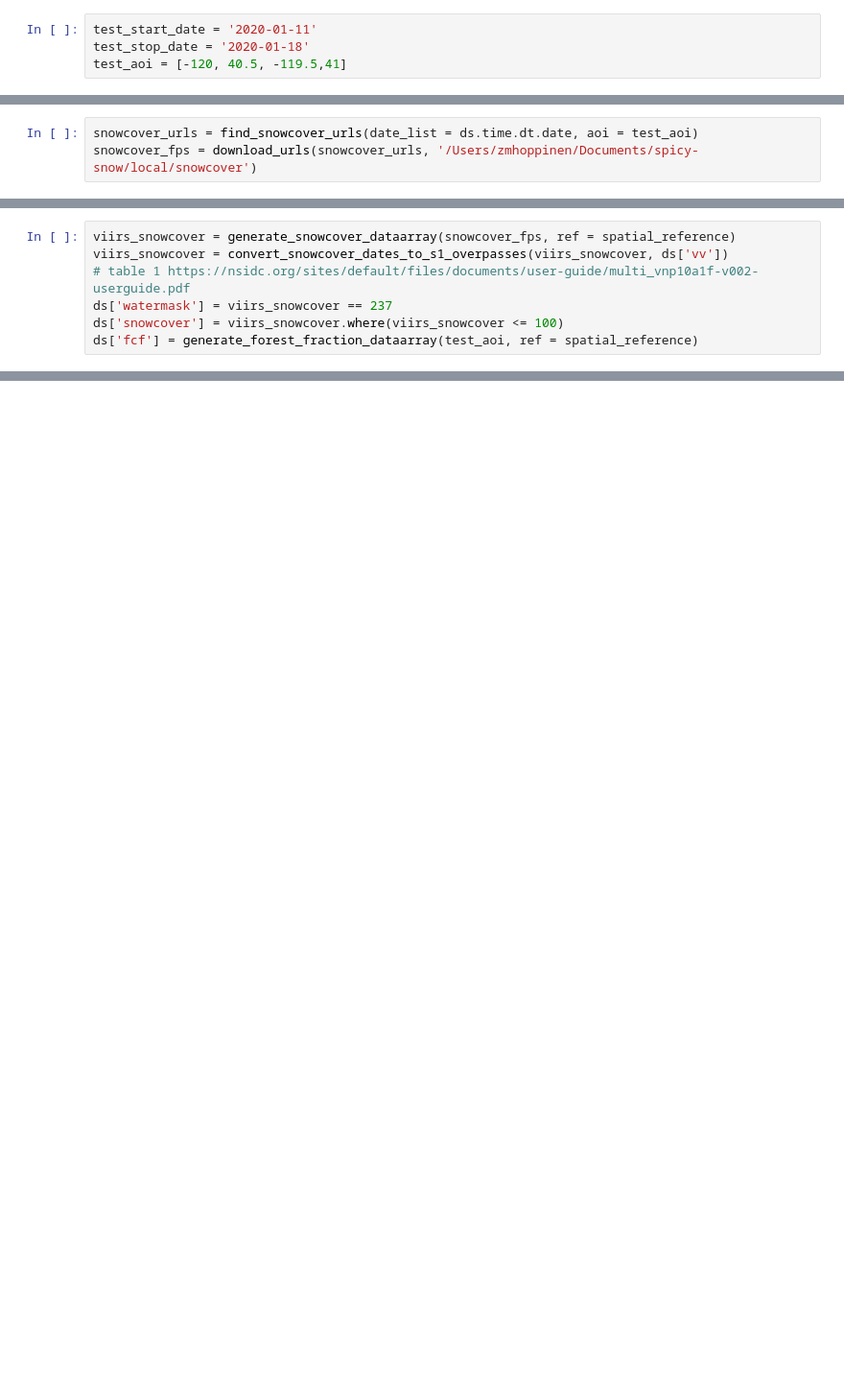
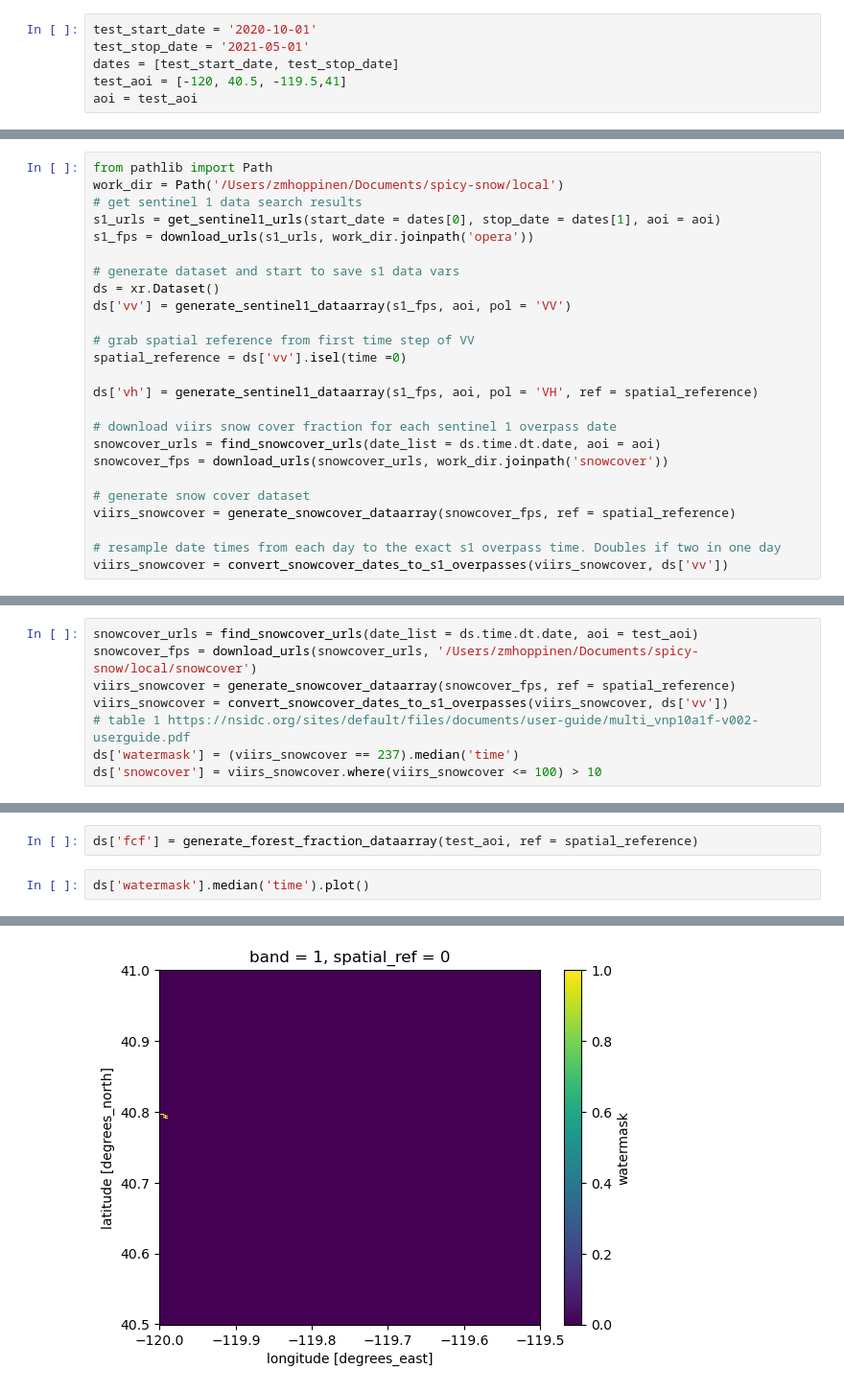
Before and after one commit to SnowEx/spicy-snow, a Jupyter notebook: notebooks/test_pipeline.ipynb, the cells around one changed output, grey strips where cells are left out. Shown: that part at 96% size. Cells and saved outputs as stored; diff of their text form; blank space fills up the shorter version.

```diff
--- a/notebooks/test_pipeline.ipynb
+++ b/notebooks/test_pipeline.ipynb
@@ -12,6 +13,8 @@ from spicy_snow.utils.checks import validate_aoi, within_conus
 
 import xarray as xr
 # %%
-test_start_date = '2020-01-11'
-test_stop_date = '2020-01-18'
+test_start_date = '2020-10-01'
+test_stop_date = '2021-05-01'
+dates = [test_start_date, test_stop_date]
 test_aoi = [-120, 40.5, -119.5,41]
+aoi = test_aoi
@@ -24,0 +68,25 @@ ds['vh'] = generate_sentinel1_dataarray(s1_fps, test_aoi, pol = 'VH', ref = spat
+# %%
+from pathlib import Path
+work_dir = Path('/Users/zmhoppinen/Documents/spicy-snow/local')
+# get sentinel 1 data search results
+s1_urls = get_sentinel1_urls(start_date = dates[0], stop_date = dates[1], aoi = aoi)
+s1_fps = download_urls(s1_urls, work_dir.joinpath('opera'))
+
+# generate dataset and start to save s1 data vars
+ds = xr.Dataset()
+ds['vv'] = generate_sentinel1_dataarray(s1_fps, aoi, pol = 'VV')
+
+# grab spatial reference from first time step of VV
+spatial_reference = ds['vv'].isel(time =0)
+
+ds['vh'] = generate_sentinel1_dataarray(s1_fps, aoi, pol = 'VH', ref = spatial_reference)
+
+# download viirs snow cover fraction for each sentinel 1 overpass date
+snowcover_urls = find_snowcover_urls(date_list = ds.time.dt.date, aoi = aoi)
+snowcover_fps = download_urls(snowcover_urls, work_dir.joinpath('snowcover'))
+
+# generate snow cover dataset
+viirs_snowcover = generate_snowcover_dataarray(snowcover_fps, ref = spatial_reference)
+
+# resample date times from each day to the exact s1 overpass time. Doubles if two in one day
+viirs_snowcover = convert_snowcover_dates_to_s1_overpasses(viirs_snowcover, ds['vv'])
@@ -25,3 +113,8 @@ ds['vh'] = generate_sentinel1_dataarray(s1_fps, test_aoi, pol = 'VH', ref = spat
 # %%
 snowcover_urls = find_snowcover_urls(date_list = ds.time.dt.date, aoi = test_aoi)
 snowcover_fps = download_urls(snowcover_urls, '/Users/zmhoppinen/Documents/spicy-snow/local/snowcover')
+viirs_snowcover = generate_snowcover_dataarray(snowcover_fps, ref = spatial_reference)
+viirs_snowcover = convert_snowcover_dates_to_s1_overpasses(viirs_snowcover, ds['vv'])
+# table 1 https://nsidc.org/sites/default/files/documents/user-guide/multi_vnp10a1f-v002-userguide.pdf
+ds['watermask'] = (viirs_snowcover == 237).median('time')
+ds['snowcover'] = viirs_snowcover.where(viirs_snowcover <= 100) > 10
@@ -28,7 +143,5 @@ snowcover_fps = download_urls(snowcover_urls, '/Users/zmhoppinen/Documents/spicy
 # %%
-viirs_snowcover = generate_snowcover_dataarray(snowcover_fps, ref = spatial_reference)
-viirs_snowcover = convert_snowcover_dates_to_s1_overpasses(viirs_snowcover, ds['vv'])
-# table 1 https://nsidc.org/sites/default/files/documents/user-guide/multi_vnp10a1f-v002-userguide.pdf
-ds['watermask'] = viirs_snowcover == 237
-ds['snowcover'] = viirs_snowcover.where(viirs_snowcover <= 100)
 ds['fcf'] = generate_forest_fraction_dataarray(test_aoi, ref = spatial_reference)
+# %%
+ds['watermask'].median('time').plot()
+# %% [output]
@@ -34,0 +149 @@ ds['fcf'] = generate_forest_fraction_dataarray(test_aoi, ref = spatial_reference
+[figure, added]
```
Also changed, not shown: parts of 11 cells of this notebook, 10 other files.
